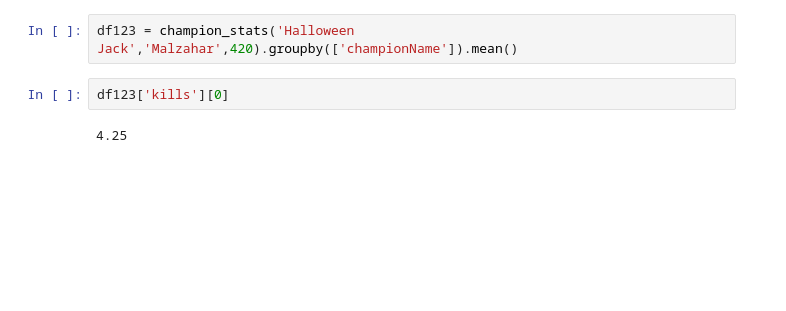
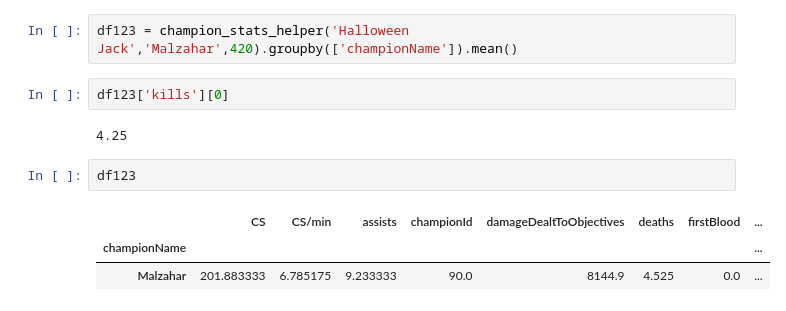
Before and after one commit to sdogaru/NasusBot, a Jupyter notebook: testnotebook.ipynb, the cells around one changed output. Cells and saved outputs as stored; diff of their text form; blank space fills up the shorter version.

Commit message:
changed how df is filtered in match helper

```diff
--- a/testnotebook.ipynb
+++ b/testnotebook.ipynb
@@ -427,8 +427,14 @@ def champion_stats_helper(username,champion,queueId=0):
         df = df[df['queueId']==queueId]
     return df
 # %%
-df123 = champion_stats('Halloween Jack','Malzahar',420).groupby(['championName']).mean()
+df123 = champion_stats_helper('Halloween Jack','Malzahar',420).groupby(['championName']).mean()
 # %%
 df123['kills'][0]
 # %% [output]
 4.25
+# %%
+df123
+# %% [output]
+|  | CS | CS/min | assists | championId | damageDealtToObjectives | deaths | firstBlood | ... |
+| championName |  |  |  |  |  |  |  | ... |
+| Malzahar | 201.883333 | 6.785175 | 9.233333 | 90.0 | 8144.9 | 4.525 | 0.0 | ... |
```
Also changed, not shown: 1 other file.
